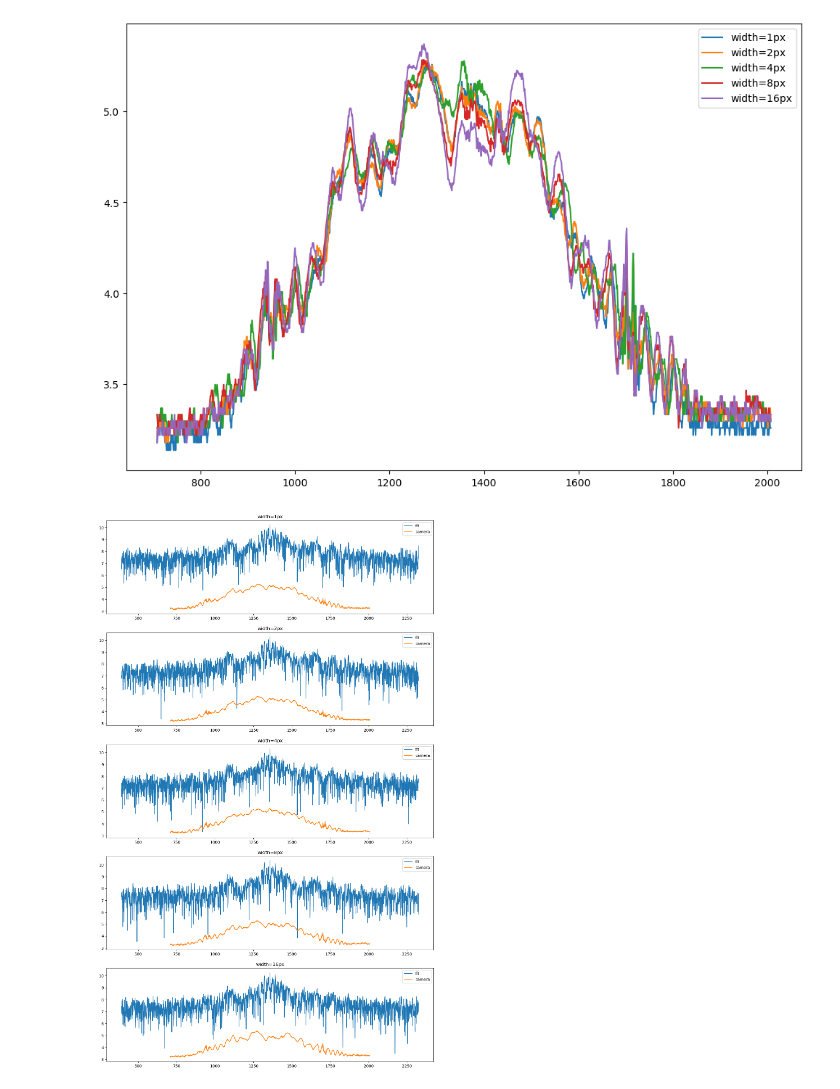
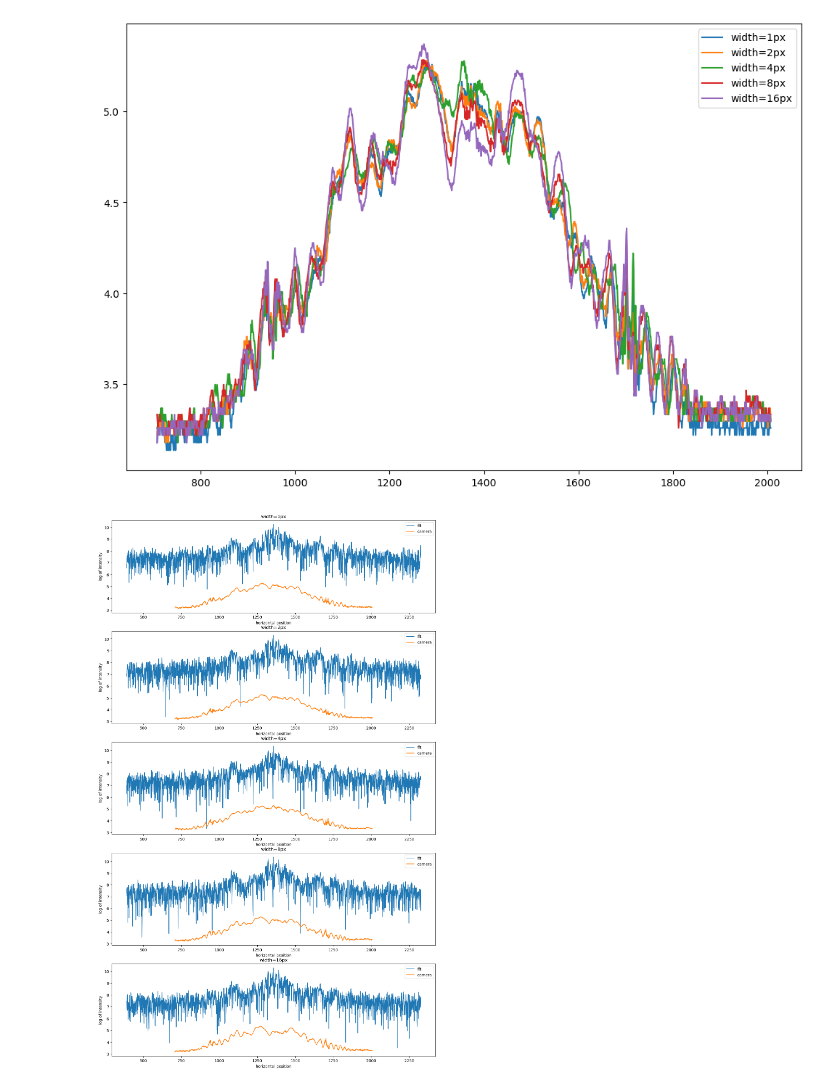
Before and after one commit to zhuyuezx/CSC494_holoprojector, a Jupyter notebook: Code/laser_analysis_2.ipynb, the cells around one changed output. Saved outputs shown, nothing was run; the diff lists cells and outputs as text; code cells hidden in the pictures.

```diff
--- a/Code/laser_analysis_2.ipynb
+++ b/Code/laser_analysis_2.ipynb
@@ -111,14 +111,15 @@ plt.show()
 # %%
 ## five plots for each width with comparison of fft and camera
 fig, axs = plt.subplots(5, 1, figsize=(15, 25))
 for i in range(5):
     axs[i].plot(np.log(fft_horizons[i]), label='fft')
     axs[i].plot(np.log(cam_horizons[i]), label='camera')
     axs[i].set_title(f'width={pow(2, i)}px')
     axs[i].legend()
-
+    axs[i].set_xlabel('horizontal position')
+    axs[i].set_ylabel('log of intensity')
 plt.show()
 # %% [output]
-[figure, old version]
+[figure, new version]
 # %%
 # central one fifth of the horizons
```
Also changed, not shown: parts of 2 cells of this notebook.
